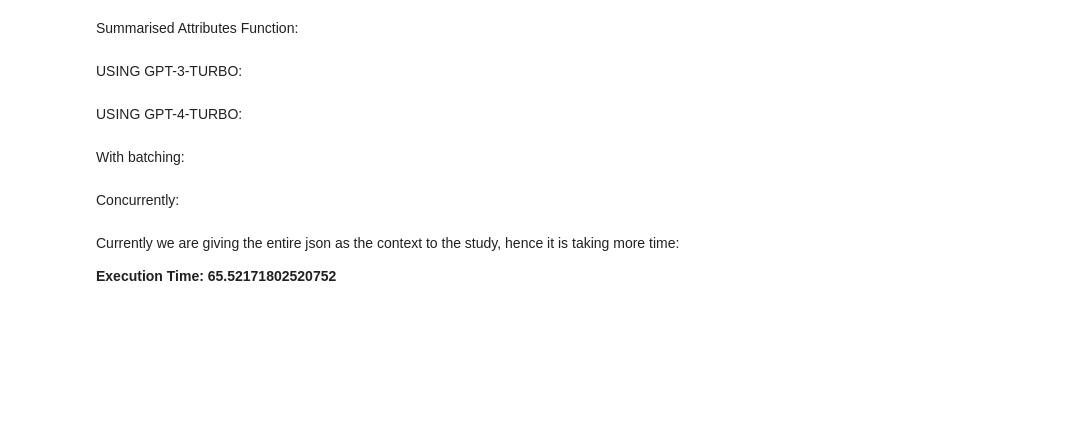
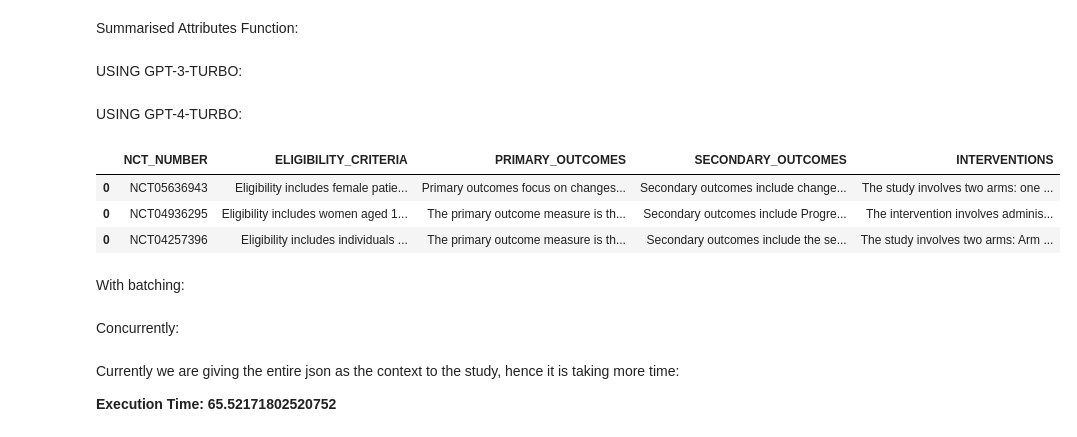
Before and after one commit to Hrishabh1881/test, a Jupyter notebook: Notebooks/JSONtoCSVSummarize.ipynb, the cells around one changed output. Saved outputs shown, nothing was run; the diff lists cells and outputs as text; code cells hidden in the pictures; blank space fills up the shorter version.

```diff
--- a/Notebooks/JSONtoCSVSummarize.ipynb
+++ b/Notebooks/JSONtoCSVSummarize.ipynb
@@ -97,13 +97,21 @@ USING GPT-4-TURBO:
 # %%
 def generate_summarized_attrs_json(dir_path:str):
     main_df =pd.DataFrame()
-    for file in os.listdir(dir_path)[10:13]:
+    for file in os.listdir(dir_path):
         json_data = json.load(open(os.path.join(dir_path, file)))
         res = summarizer(system_prompt=system_template, user_prompt=json_data)
+        print(res)
         json_obj = json.loads(res)
         temp_df = pd.DataFrame.from_dict(json_obj, orient='index').T
         main_df = pd.concat([main_df, temp_df])
     return main_df
+# %%
+data = generate_summarized_attrs_json(dir_path='../Clinical_Trials')
+# %% [output]
+|  | NCT_NUMBER | ELIGIBILITY_CRITERIA | PRIMARY_OUTCOMES | SECONDARY_OUTCOMES | INTERVENTIONS |
+| 0 | NCT05636943 | Eligibility includes female patie... | Primary outcomes focus on changes... | Secondary outcomes include change... | The study involves two arms: one ... |
+| 0 | NCT04936295 | Eligibility includes women aged 1... | The primary outcome measure is th... | Secondary outcomes include Progre... | The intervention involves adminis... |
+| 0 | NCT04257396 | Eligibility includes individuals ... | The primary outcome measure is th... | Secondary outcomes include the se... | The study involves two arms: Arm ... |
 # %% [markdown]
 With batching:
 # %%
```
Also changed, not shown: parts of 8 cells of this notebook, 5 other files.
